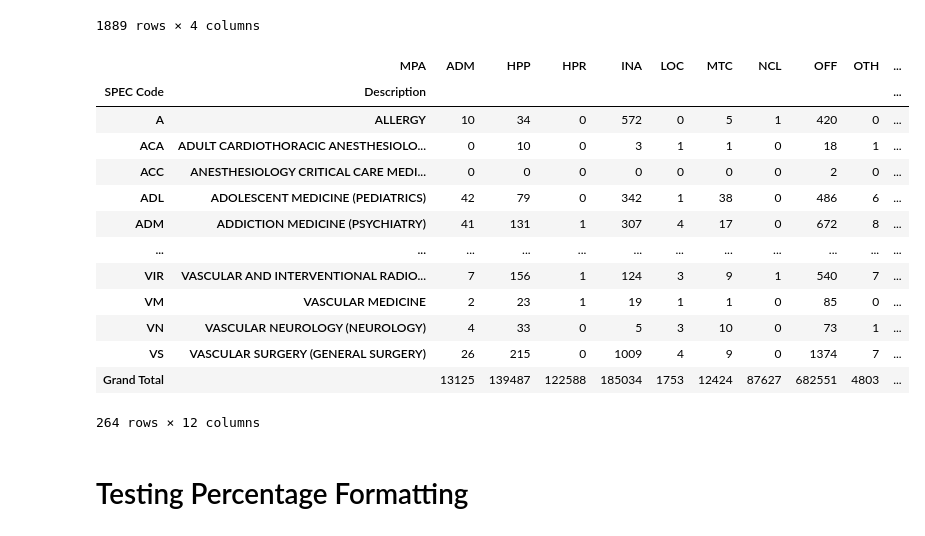
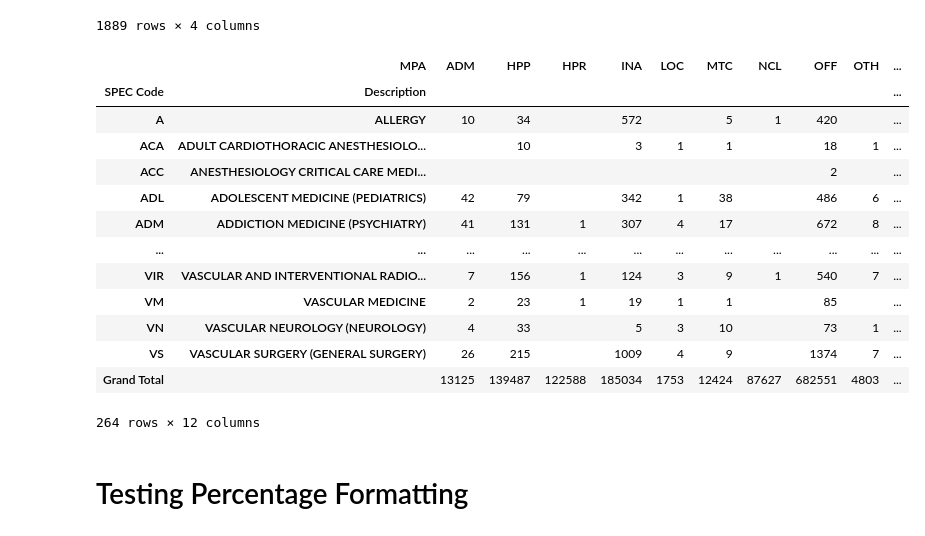
Before and after one commit to AMADataLabs/Core, a Jupyter notebook: Sandbox/DBL/testing/DBL_Creation_Testing.ipynb, the cells around one changed output. Drawn from its saved outputs; the diff is of its cells as text; code cells hidden in the pictures.

```diff
--- a/Sandbox/DBL/testing/DBL_Creation_Testing.ipynb
+++ b/Sandbox/DBL/testing/DBL_Creation_Testing.ipynb
@@ -535,27 +544,27 @@ tab10_data
 # %%
 tab10_table = pd.pivot_table(
     tab10_data,
     values='Count',
     columns=['MPA'],
     index=['SPEC Code', 'Description'],
     aggfunc=np.sum,
-    fill_value=0,
+    fill_value='',
     margins=True
 ).rename(columns={'All': 'Grand Total'}).rename(index={'All': 'Grand Total'})
 tab10_table
 # %% [output]
 |  | MPA | ADM | HPP | HPR | INA | LOC | MTC | NCL | OFF | OTH | ... |
 | SPEC Code | Description |  |  |  |  |  |  |  |  |  | ... |
-| A | ALLERGY | 10 | 34 | 0 | 572 | 0 | 5 | 1 | 420 | 0 | ... |
-| ACA | ADULT CARDIOTHORACIC ANESTHESIOLO... | 0 | 10 | 0 | 3 | 1 | 1 | 0 | 18 | 1 | ... |
-| ACC | ANESTHESIOLOGY CRITICAL CARE MEDI... | 0 | 0 | 0 | 0 | 0 | 0 | 0 | 2 | 0 | ... |
-| ADL | ADOLESCENT MEDICINE (PEDIATRICS) | 42 | 79 | 0 | 342 | 1 | 38 | 0 | 486 | 6 | ... |
-| ADM | ADDICTION MEDICINE (PSYCHIATRY) | 41 | 131 | 1 | 307 | 4 | 17 | 0 | 672 | 8 | ... |
+| A | ALLERGY | 10 | 34 |  | 572 |  | 5 | 1 | 420 |  | ... |
+| ACA | ADULT CARDIOTHORACIC ANESTHESIOLO... |  | 10 |  | 3 | 1 | 1 |  | 18 | 1 | ... |
+| ACC | ANESTHESIOLOGY CRITICAL CARE MEDI... |  |  |  |  |  |  |  | 2 |  | ... |
+| ADL | ADOLESCENT MEDICINE (PEDIATRICS) | 42 | 79 |  | 342 | 1 | 38 |  | 486 | 6 | ... |
+| ADM | ADDICTION MEDICINE (PSYCHIATRY) | 41 | 131 | 1 | 307 | 4 | 17 |  | 672 | 8 | ... |
 | ... | ... | ... | ... | ... | ... | ... | ... | ... | ... | ... | ... |
 | VIR | VASCULAR AND INTERVENTIONAL RADIO... | 7 | 156 | 1 | 124 | 3 | 9 | 1 | 540 | 7 | ... |
-| VM | VASCULAR MEDICINE | 2 | 23 | 1 | 19 | 1 | 1 | 0 | 85 | 0 | ... |
-| VN | VASCULAR NEUROLOGY (NEUROLOGY) | 4 | 33 | 0 | 5 | 3 | 10 | 0 | 73 | 1 | ... |
-| VS | VASCULAR SURGERY (GENERAL SURGERY) | 26 | 215 | 0 | 1009 | 4 | 9 | 0 | 1374 | 7 | ... |
+| VM | VASCULAR MEDICINE | 2 | 23 | 1 | 19 | 1 | 1 |  | 85 |  | ... |
+| VN | VASCULAR NEUROLOGY (NEUROLOGY) | 4 | 33 |  | 5 | 3 | 10 |  | 73 | 1 | ... |
+| VS | VASCULAR SURGERY (GENERAL SURGERY) | 26 | 215 |  | 1009 | 4 | 9 |  | 1374 | 7 | ... |
 | Grand Total |  | 13125 | 139487 | 122588 | 185034 | 1753 | 12424 | 87627 | 682551 | 4803 | ... |
 264 rows × 12 columns
 # %%
```
Also changed, not shown: parts of 9 cells of this notebook, 1 other file.
